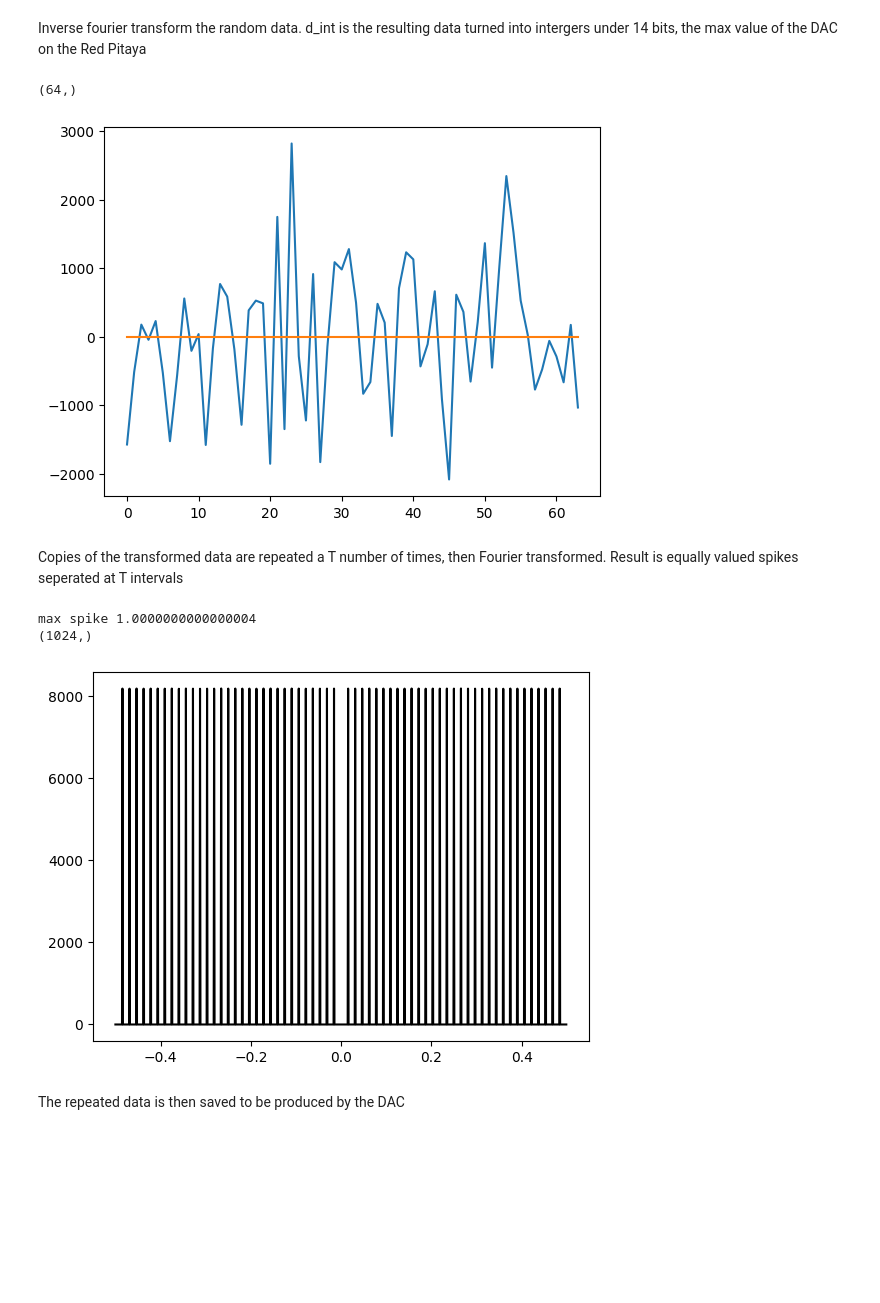
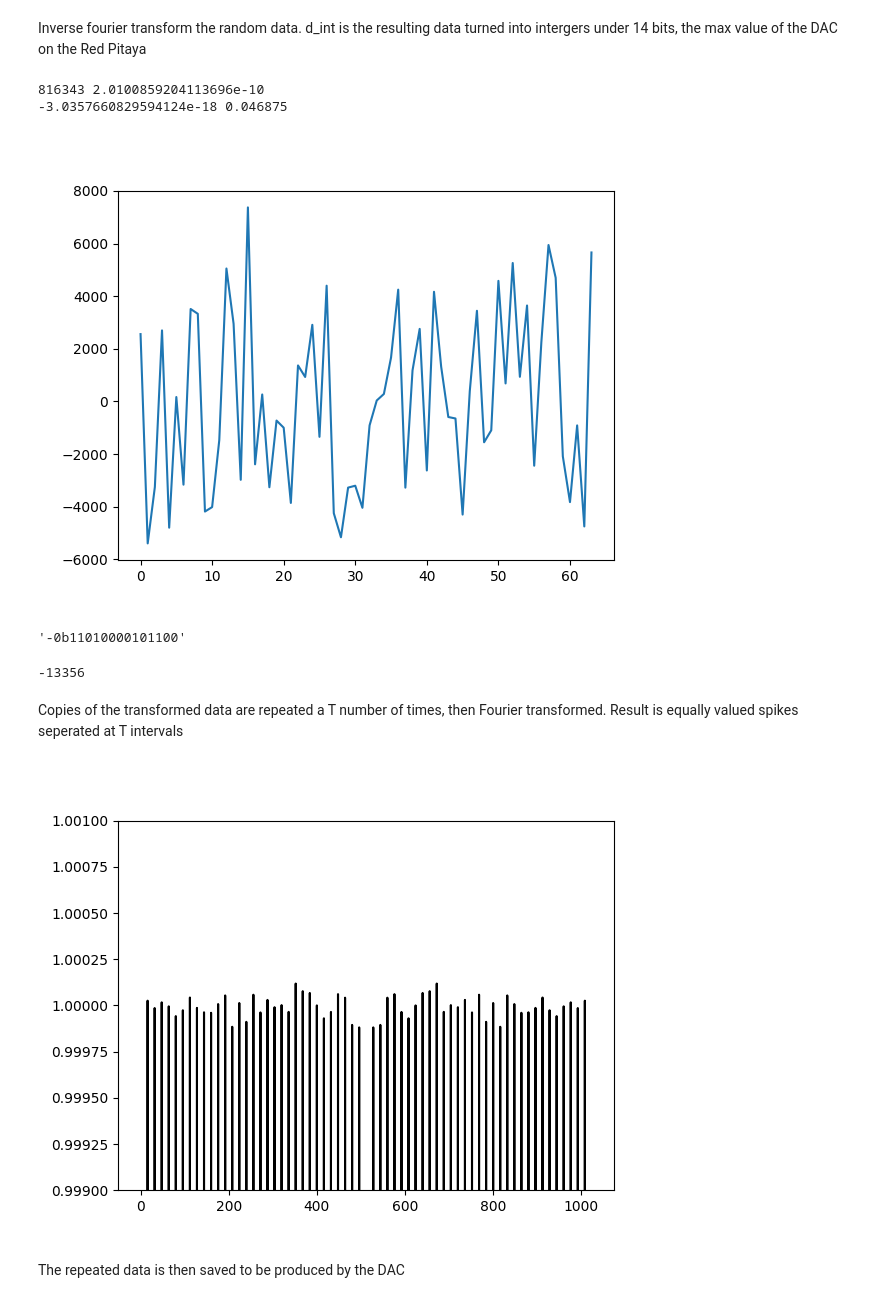
Before and after one commit to EIGSEP/DAC, a Jupyter notebook: notebooks/psuedo_random.ipynb, the cells around one changed output. Cells and saved outputs as stored; diff of their text form; code cells hidden in the pictures; blank space fills up the shorter version.

```diff
--- a/notebooks/psuedo_random.ipynb
+++ b/notebooks/psuedo_random.ipynb
@@ -27,23 +54,55 @@ d_tilda[-M:] = conj_dM
 # %% [markdown]
 Inverse fourier transform the random data. d_int is the resulting data turned into intergers under 14 bits, the max value of the DAC on the Red Pitaya
 # %%
-d = np.fft.ifft(d_tilda)
-freq = np.fft.fftshift(np.fft.fftfreq(d_tilda.shape[0]))
-print(d.shape)
-d_back = np.fft.fft(d)
-d_int = np.round(d*(2**13-1))
+goal_spec = np.zeros_like(repeat_fft)
+goal_spec[T::T] = 1
+goal_spec[N*T//2] = 0
 
+best_seed = 152063
+best = 2.1635e-10
+for seed in range(200000, 2000000):
+    d = gen_flat_spectrum_waveform(N, seed=seed)
+    d_back = np.fft.fft(d)
+    d_int = round_waveform(d, nbits=Nbits, scale=.9)
+    d_repeat = tile_waveform(d_int, T)
+    repeat_fft = np.fft.fft(d_repeat)
+    p_spec = np.abs(repeat_fft)**2
+    peak = np.mean(p_spec[T:12*T:T])
+    p_spec /= peak
+    score = np.mean(np.abs(p_spec - goal_spec)**2)
+    if score < best:
+        print(seed, score)
+        best = score
+#peak = 1
+print(np.mean(d), np.mean(d_int))
 
 plt.figure()
 # plt.plot(d.real)
 # plt.plot(d.imag)
 plt.plot(d_int.real)
-plt.plot(d_int.imag)
+# plt.plot(d_int.imag)
 # plt.plot(freq, np.fft.fftshift(np.abs(d_tilda)))
 # plt.plot(freq, np.fft.fftshift(np.abs(d_back)), linestyle='--')
 # plt.plot(freq, np.abs(np.fft.fftshift(d_tilda)))
 plt.show()
 # %% [output]
-(64,)
+816343 2.0100859204113696e-10
+-3.0357660829594124e-18 0.046875
-[figure, old version]
+[figure, new version]
+# %%
+better_seed = 816343
+
+d = gen_flat_spectrum_waveform(N, seed=better_seed)
+d_back = np.fft.fft(d)
+d_int = round_waveform(d, nbits=Nbits, scale=.9)
+d_repeat = tile_waveform(d_int, T)
+d_pack = pack_waveform(d_repeat)
+# %%
+bin(struct.unpack('>h', d_pack[:2])[0])
+# %% [output]
+'-0b11010000101100'
+# %%
+print(struct.unpack('>h', d_pack[:2])[0])
+# %% [output]
+-13356
 # %%
@@ -52,30 +111,22 @@ def sqrt(x):
 # %% [markdown]
 Copies of the transformed data are repeated a T number of times, then Fourier transformed. Result is equally valued spikes seperated at T intervals
 # %%
-T = 16
-# T = 8 ### Worked with aaron
-index = T*2
-start = index-T
-repeat = np.tile(d.real, T)
-int_repeat = np.tile(d_int.real, T)
+d_repeat_fft = np.fft.fft(d_repeat)
+p_spec = np.abs(d_repeat_fft)**2
+peak = np.mean(p_spec[T:12*T:T])
+p_spec /= peak
 
-# int_repeat = sqrt(int_repeat)
-
-freqs = np.fft.fftfreq(repeat.size)
+freqs = np.fft.fftfreq(d_repeat.size)
 
 
-repeat_fft = np.fft.fft(repeat)/T
-int_repeat_fft = np.fft.fft(int_repeat)/T
-print('max spike', np.max(np.abs((repeat_fft))))
-print(int_repeat_fft.shape)
-
 plt.figure()
-plt.plot(np.fft.fftshift(freqs), np.fft.fftshift(np.abs(int_repeat_fft)), color='black')
+plt.plot(np.fft.fftshift(p_spec), color='black')
+# plt.plot(np.fft.fftshift(goal_spec), color='red', alpha=0.5)
 # plt.plot(np.fft.fftshift(freqs), np.fft.fftshift(np.abs(repeat_fft)), color='black')
+plt.ylim(0.999, 1.001)
+#plt.ylim(-1, 1)
 plt.show()
 # %% [output]
-max spike 1.0000000000000004
-(1024,)
-[figure, old version]
+[figure, new version]
 # %% [markdown]
 The repeated data is then saved to be produced by the DAC
```
Also changed, not shown: parts of 6 cells of this notebook.
